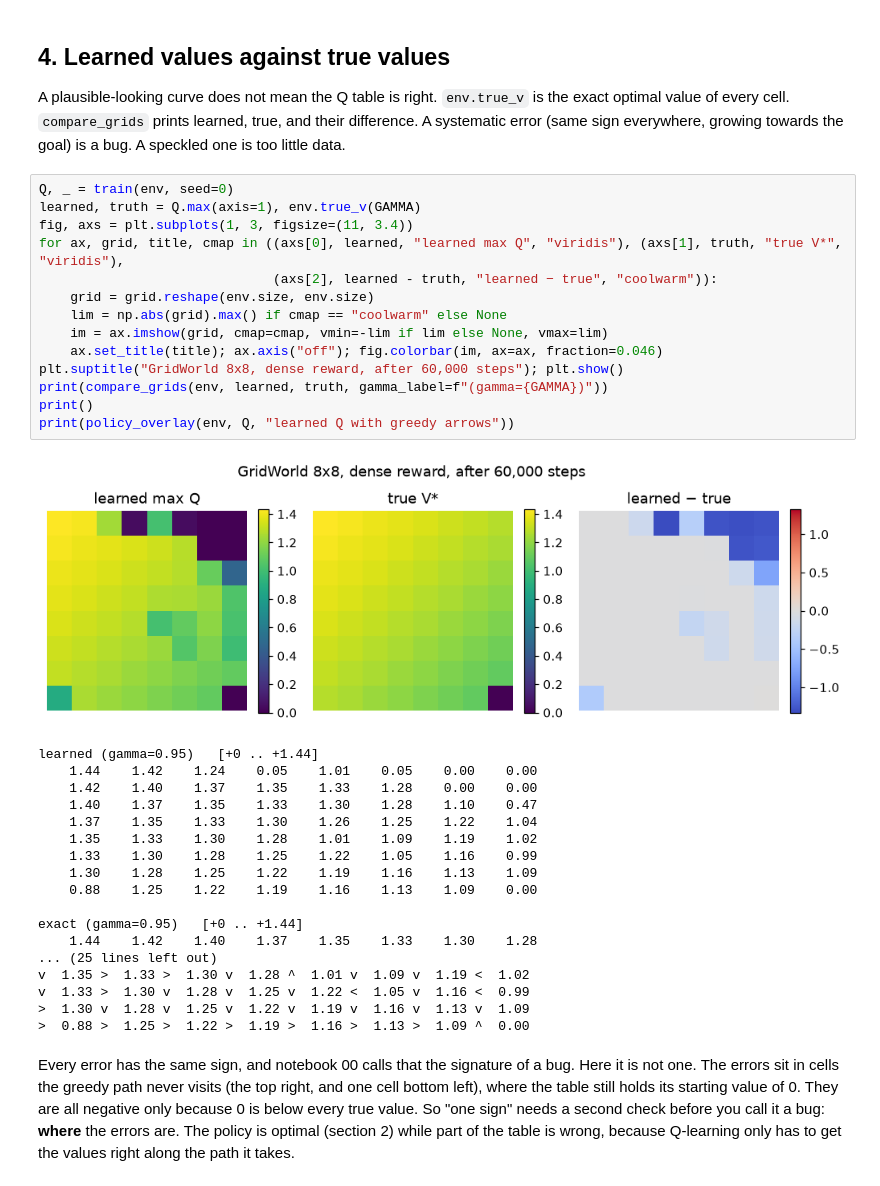
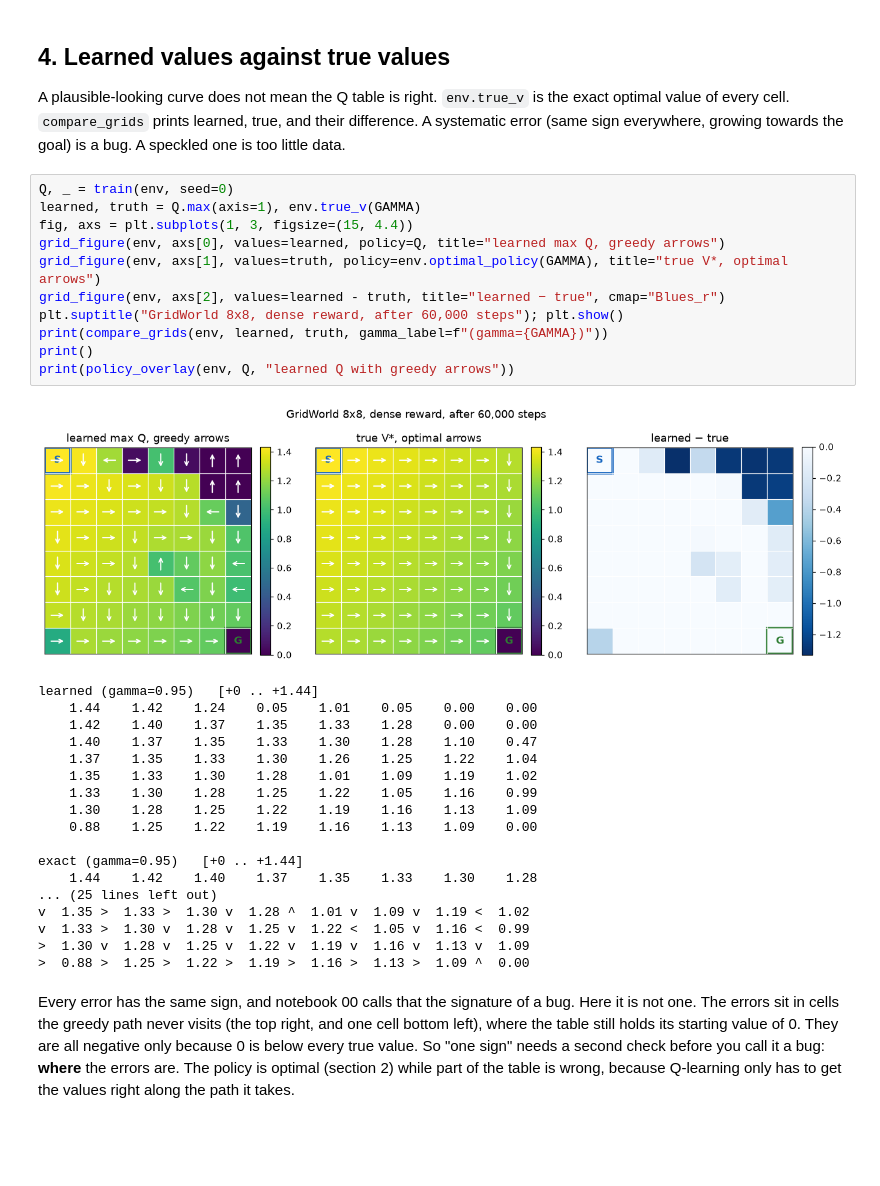
Before and after one commit to alexchilton/rl-advanced-learning, a Jupyter notebook: notebooks/tabular_01_q_learning.ipynb, the cells around one changed output. Drawn from its saved outputs; the diff is of its cells as text; blank space fills up the shorter version.

```diff
--- a/notebooks/tabular_01_q_learning.ipynb
+++ b/notebooks/tabular_01_q_learning.ipynb
@@ -176,19 +173,16 @@ A systematic error (same sign everywhere, growing towards the goal) is a bug. A
 # %%
 Q, _ = train(env, seed=0)
 learned, truth = Q.max(axis=1), env.true_v(GAMMA)
-fig, axs = plt.subplots(1, 3, figsize=(11, 3.4))
-for ax, grid, title, cmap in ((axs[0], learned, "learned max Q", "viridis"), (axs[1], truth, "true V*", "viridis"),
-                              (axs[2], learned - truth, "learned − true", "coolwarm")):
-    grid = grid.reshape(env.size, env.size)
-    lim = np.abs(grid).max() if cmap == "coolwarm" else None
-    im = ax.imshow(grid, cmap=cmap, vmin=-lim if lim else None, vmax=lim)
-    ax.set_title(title); ax.axis("off"); fig.colorbar(im, ax=ax, fraction=0.046)
+fig, axs = plt.subplots(1, 3, figsize=(15, 4.4))
+grid_figure(env, axs[0], values=learned, policy=Q, title="learned max Q, greedy arrows")
+grid_figure(env, axs[1], values=truth, policy=env.optimal_policy(GAMMA), title="true V*, optimal arrows")
+grid_figure(env, axs[2], values=learned - truth, title="learned − true", cmap="Blues_r")
 plt.suptitle("GridWorld 8x8, dense reward, after 60,000 steps"); plt.show()
 print(compare_grids(env, learned, truth, gamma_label=f"(gamma={GAMMA})"))
 print()
 print(policy_overlay(env, Q, "learned Q with greedy arrows"))
 # %% [output]
-[figure, old version]
+[figure, new version]
 learned (gamma=0.95)   [+0 .. +1.44]
     1.44    1.42    1.24    0.05    1.01    0.05    0.00    0.00
     1.42    1.40    1.37    1.35    1.33    1.28    0.00    0.00
```
Also changed, not shown: parts of 8 cells of this notebook, 7 other files.
